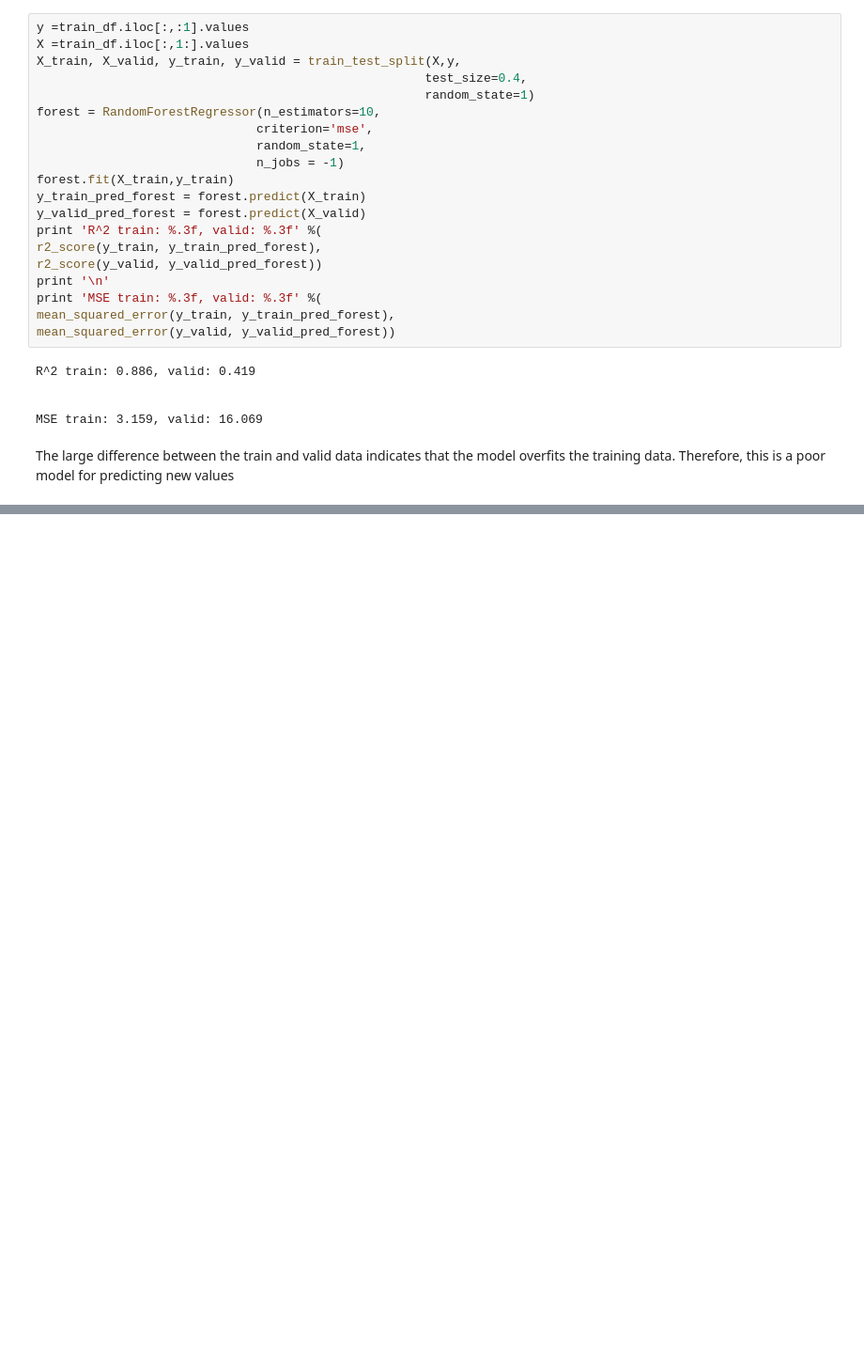
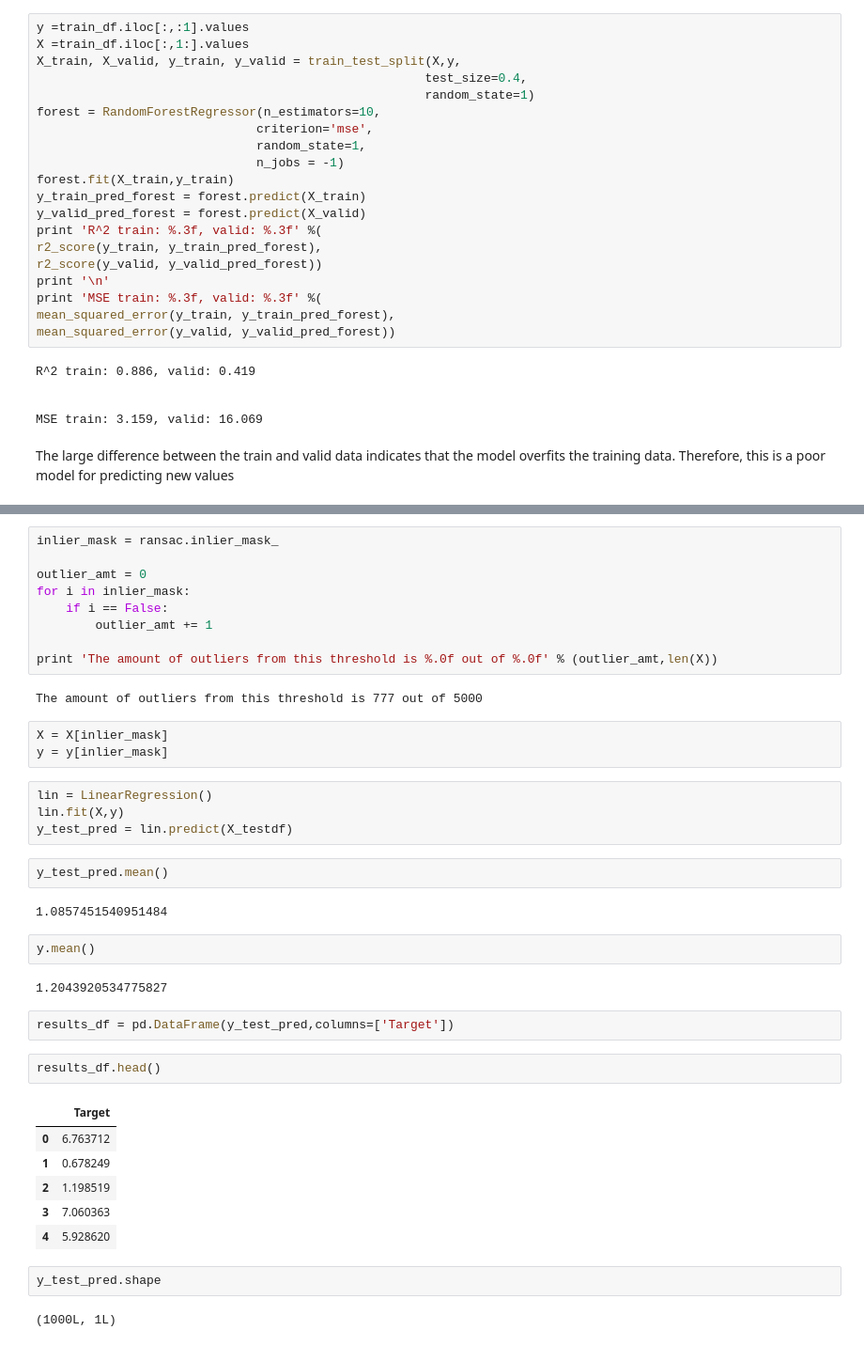
Before and after one commit to Fungie/C1-challenge, a Jupyter notebook: Capital one data science problem.ipynb, the cells around one changed output, grey strips where cells are left out. Shown at 94% size. Drawn from its saved outputs; the diff is of its cells as text; blank space fills up the shorter version.

Commit message:
model applied to test dataset

```diff
--- a/Capital one data science problem.ipynb
+++ b/Capital one data science problem.ipynb
@@ -311,0 +336,41 @@ The large difference between the train and valid data indicates that the model o
+# %%
+inlier_mask = ransac.inlier_mask_
+
+outlier_amt = 0
+for i in inlier_mask:
+    if i == False:
+        outlier_amt += 1
+
+print 'The amount of outliers from this threshold is %.0f out of %.0f' % (outlier_amt,len(X))
+# %% [output]
+The amount of outliers from this threshold is 777 out of 5000
+# %%
+X = X[inlier_mask]
+y = y[inlier_mask]
+# %%
+lin = LinearRegression()
+lin.fit(X,y)
+y_test_pred = lin.predict(X_testdf)
+# %%
+y_test_pred.mean()
+# %% [output]
+1.0857451540951484
+# %%
+y.mean()
+# %% [output]
+1.2043920534775827
+# %%
+results_df = pd.DataFrame(y_test_pred,columns=['Target'])
+# %%
+results_df.head()
+# %% [output]
+|  | Target |
+| 0 | 6.763712 |
+| 1 | 0.678249 |
+| 2 | 1.198519 |
+| 3 | 7.060363 |
+| 4 | 5.928620 |
+# %%
+y_test_pred.shape
+# %% [output]
+(1000L, 1L)
```
Also changed, not shown: parts of 14 cells of this notebook.
